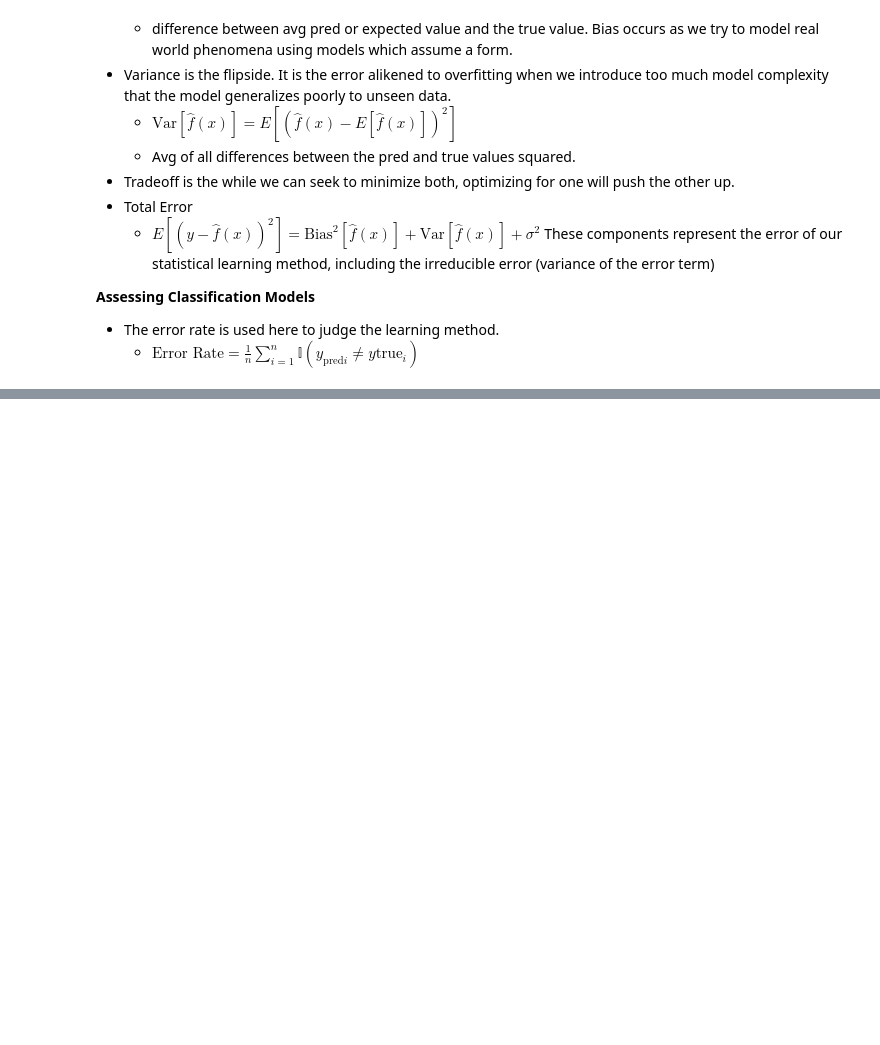
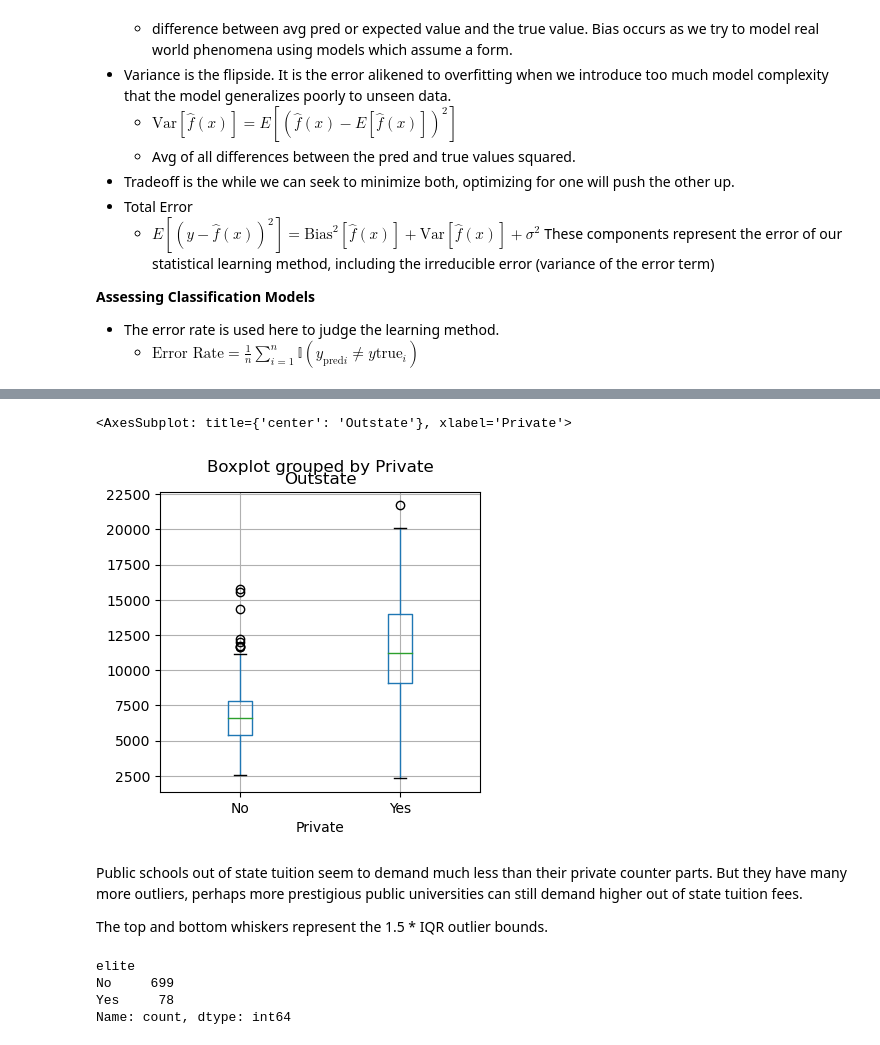
Before and after one commit to jrippert-hub/stats, a Jupyter notebook: chap2.ipynb, the cells around one changed output, grey strips where cells are left out. Drawn from its saved outputs; the diff is of its cells as text; code cells hidden in the pictures; blank space fills up the shorter version.

```diff
--- a/chap2.ipynb
+++ b/chap2.ipynb
@@ -46,0 +126,10 @@ This MSE eval metric is used to judge regression methods and represents the diff
+# %%
+# compare the out of state tuition for private vs non private institutons
+college_df.boxplot(column='Outstate', by='Private', figsize=(4, 4))
+# %% [output]
+<AxesSubplot: title={'center': 'Outstate'}, xlabel='Private'>
+[figure, added]
+# %% [markdown]
+Public schools out of state tuition seem to demand much less than their private counter parts. But they have many more outliers, perhaps more prestigious public universities can still demand higher out of state tuition fees.
+
+The top and bottom whiskers represent the 1.5 * IQR outlier bounds.
@@ -46,0 +144,7 @@ This MSE eval metric is used to judge regression methods and represents the diff
+# %%
+college_df.elite.value_counts()
+# %% [output]
+elite
+No     699
+Yes     78
+Name: count, dtype: int64
```
Also changed, not shown: parts of 12 cells of this notebook.
